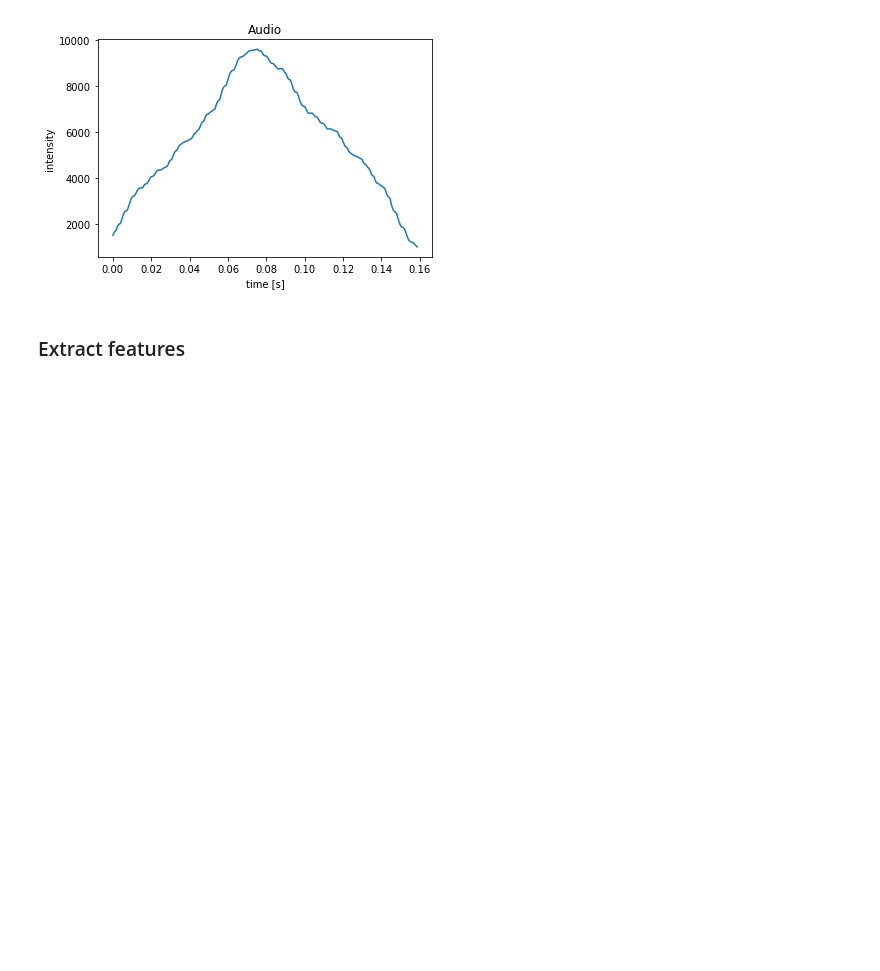
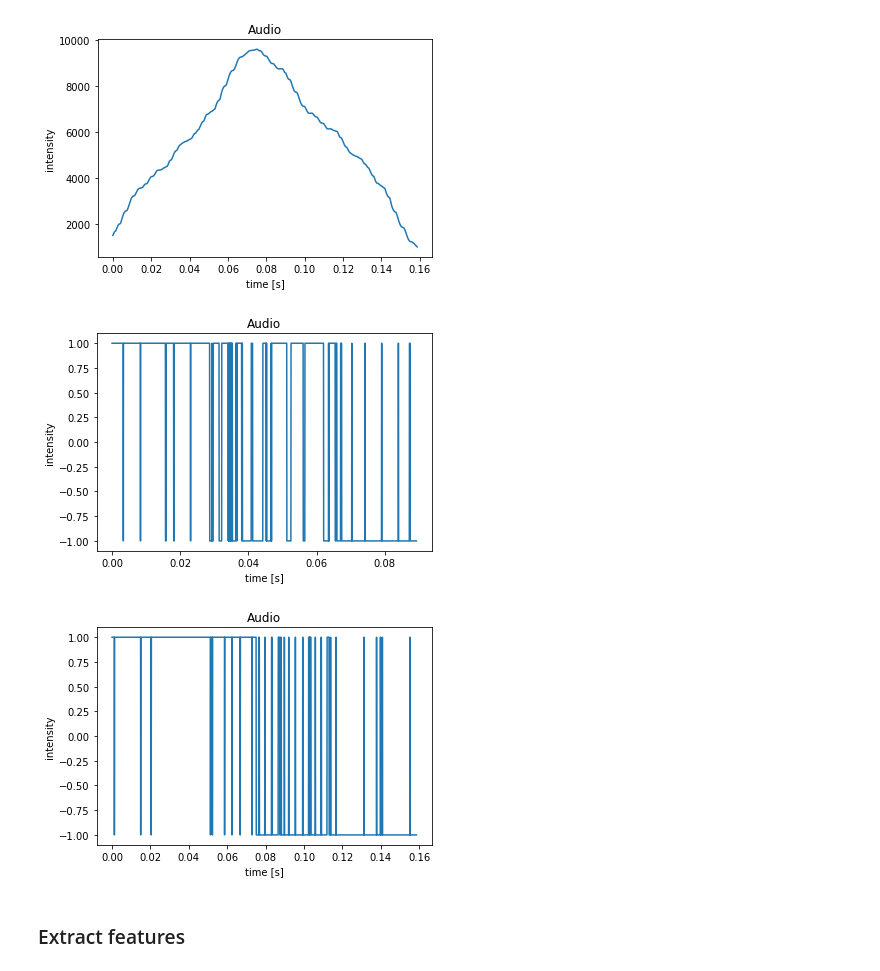
Before and after one commit to GonzaloRomeroR/audio_cattle_behaviour_classification, a Jupyter notebook: python/sound_classify.ipynb, the cells around one changed output. Drawn from its saved outputs; the diff is of its cells as text; code cells hidden in the pictures; blank space fills up the shorter version.

```diff
--- a/python/sound_classification.ipynb
+++ b/python/sound_classify.ipynb
@@ -47,6 +48,12 @@ for data in filtered_data_list:
 # %% [output]
 [figure]
 [figure]
+# %%
+for data in filtered_data_list:
+    su.plot_audio(np.sign(np.diff(data, append=0)), sample_rate)
+# %% [output]
+[figure, added]
+[figure, added]
 # %% [markdown]
 ### Extract features
 # %%
```
Also changed, not shown: parts of 1 cell of this notebook, 8 other files.
